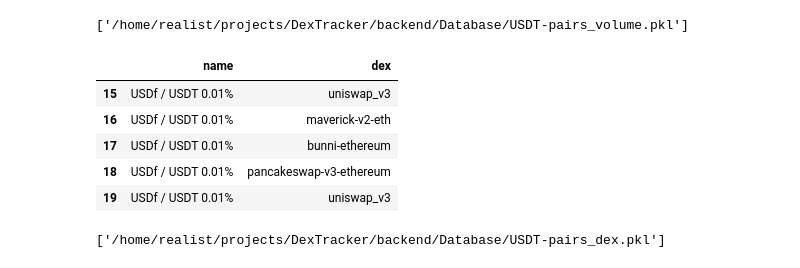
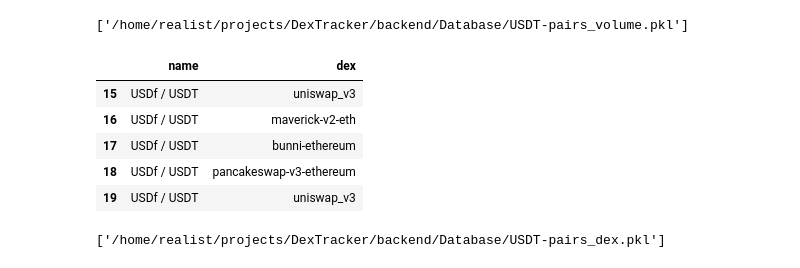
Before and after one commit to christian-obi/DEX-tracker, a Jupyter notebook: backend/data_fetching.ipynb, the cells around one changed output. Cells and saved outputs as stored; diff of their text form; code cells hidden in the pictures.

```diff
--- a/backend/data_fetching.ipynb
+++ b/backend/data_fetching.ipynb
@@ -319,24 +319,27 @@ joblib.dump(df_volume, os.path.join(path, "USDT-pairs_volume.pkl"))
 # %%
 pair_dex = []
 
 for dex_pool in data["data"]:
     dex_info = dex_pool.get("relationships", {}).get("dex", {}).get("data", {})
     pool_dex = {
         "name": pool["attributes"]["name"],
         "dex": dex_info.get("id", "unknown")  # fallback if missing
     }
     pair_dex.append(pool_dex)
 
 df_dex = pd.DataFrame(pair_dex)
 
+df_dex["name"] = df_dex["name"].str.replace(r"\s\d+(\.\d+)?%", "", regex=True)
+
+
 df_dex.tail()
 # %% [output]
 |  | name | dex |
-| 15 | USDf / USDT 0.01% | uniswap_v3 |
-| 16 | USDf / USDT 0.01% | maverick-v2-eth |
-| 17 | USDf / USDT 0.01% | bunni-ethereum |
-| 18 | USDf / USDT 0.01% | pancakeswap-v3-ethereum |
-| 19 | USDf / USDT 0.01% | uniswap_v3 |
+| 15 | USDf / USDT | uniswap_v3 |
+| 16 | USDf / USDT | maverick-v2-eth |
+| 17 | USDf / USDT | bunni-ethereum |
+| 18 | USDf / USDT | pancakeswap-v3-ethereum |
+| 19 | USDf / USDT | uniswap_v3 |
 # %%
 # Save pools transaction activity dataframe as .pkl
 
```
Also changed, not shown: 4 other files.
